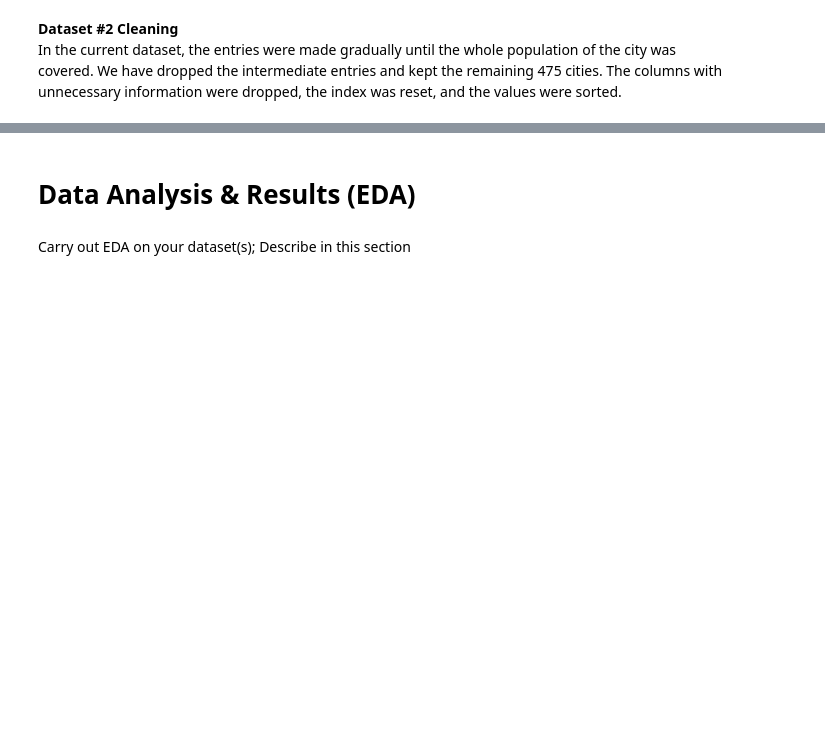
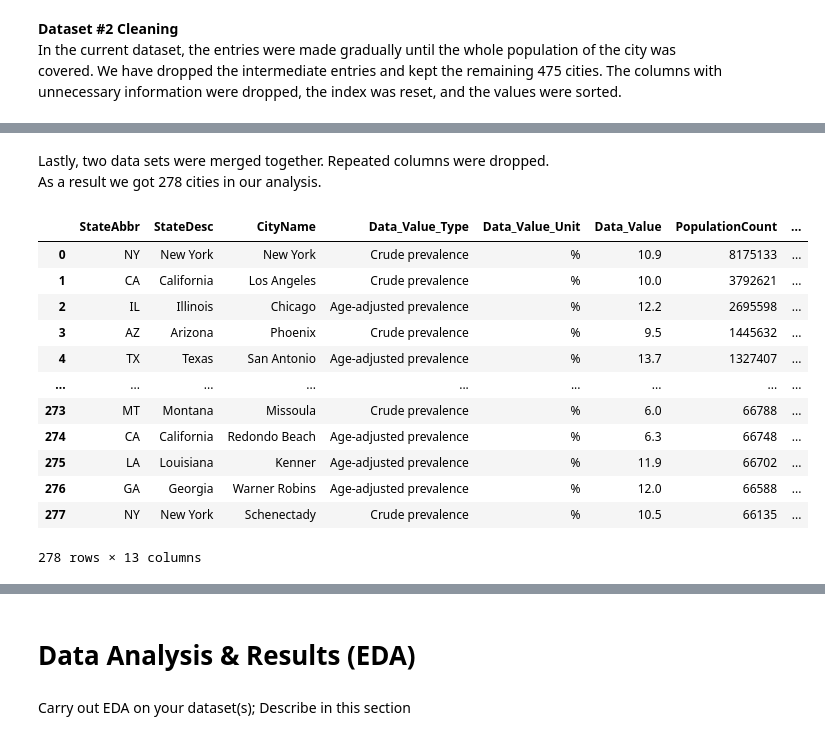
Before and after one commit to sim-anna/COGS108-Group_026-Wi23, a Jupyter notebook: EDACheckpointGroup_026-Wi23.ipynb, the cells around one changed output, grey strips where cells are left out. Saved outputs shown, nothing was run; the diff lists cells and outputs as text; code cells hidden in the pictures; blank space fills up the shorter version.

```diff
--- a/EDACheckpointGroup_026-Wi23.ipynb
+++ b/EDACheckpointGroup_026-Wi23.ipynb
@@ -69,4 +72,13 @@ inc.head()
 | 2 | 1011020 | 1 | Alabama | AL | Shelby County | Columbiana | Columbiana city | City | place | 35051 | ... |
 | 3 | 1011030 | 1 | Alabama | AL | Mobile County | Satsuma | Creola city | City | place | 36572 | ... |
 | 4 | 1011040 | 1 | Alabama | AL | Mobile County | Dauphin Island | Dauphin Island | Town | place | 36528 | ... |
+# %%
+inc = inc.sort_values(by = 'ALand', ascending = False)\
+                .drop_duplicates(subset=['City'])\
+                .reset_index(drop= True)
+# %%
+inc = inc.drop(columns = ['id', 'State_Code', 'County',\
+ 'Place', 'Type', 'Primary',\
+ 'Zip_Code', 'Area_Code', 'ALand',\
+ 'AWater', 'Lat','Lon', 'sum_w' ])
 # %%
@@ -126,0 +149,3 @@ db.sort_values(by = 'PopulationCount', ascending = False)\
+# %% [markdown]
+Lastly, two data sets were merged together. Repeated columns were dropped.\
+As a result we got 278 cities in our analysis.
@@ -126,0 +154,16 @@ db.sort_values(by = 'PopulationCount', ascending = False)\
+# %%
+df
+# %% [output]
+|  | StateAbbr | StateDesc | CityName | Data_Value_Type | Data_Value_Unit | Data_Value | PopulationCount | ... |
+| 0 | NY | New York | New York | Crude prevalence | % | 10.9 | 8175133 | ... |
+| 1 | CA | California | Los Angeles | Crude prevalence | % | 10.0 | 3792621 | ... |
+| 2 | IL | Illinois | Chicago | Age-adjusted prevalence | % | 12.2 | 2695598 | ... |
+| 3 | AZ | Arizona | Phoenix | Crude prevalence | % | 9.5 | 1445632 | ... |
+| 4 | TX | Texas | San Antonio | Age-adjusted prevalence | % | 13.7 | 1327407 | ... |
+| ... | ... | ... | ... | ... | ... | ... | ... | ... |
+| 273 | MT | Montana | Missoula | Crude prevalence | % | 6.0 | 66788 | ... |
+| 274 | CA | California | Redondo Beach | Age-adjusted prevalence | % | 6.3 | 66748 | ... |
+| 275 | LA | Louisiana | Kenner | Age-adjusted prevalence | % | 11.9 | 66702 | ... |
+| 276 | GA | Georgia | Warner Robins | Age-adjusted prevalence | % | 12.0 | 66588 | ... |
+| 277 | NY | New York | Schenectady | Crude prevalence | % | 10.5 | 66135 | ... |
+278 rows × 13 columns
```
Also changed, not shown: parts of 14 cells of this notebook.
